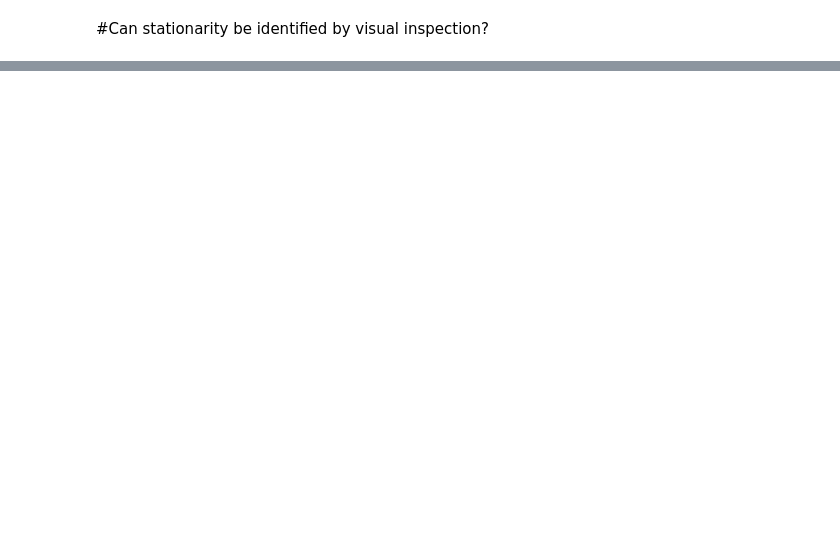
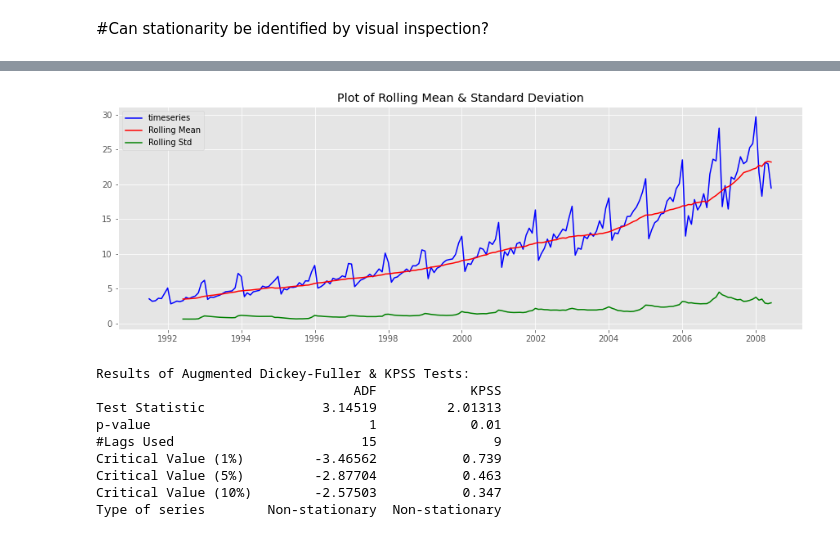
Before and after one commit to tdevip/TSA, a Jupyter notebook: 2 Stationarity and white noise/1 What is a stationary time series.ipynb, the cells around one changed output, grey strips where cells are left out. Cells and saved outputs as stored; diff of their text form; code cells hidden in the pictures; blank space fills up the shorter version.

```diff
--- a/2 Stationarity and white noise/1 What is a stationary time series.ipynb
+++ b/2 Stationarity and white noise/1 What is a stationary time series.ipynb
@@ -79,0 +92,53 @@ More often than not, time series data are “non-stationary”. Some cases can b
+# %%
+from statsmodels.tsa.stattools import adfuller, kpss
+import warnings
+
+def check_stationarity(ts, window=12, reg='c'):
+    warnings.filterwarnings("ignore")
+
+    #Calculate rolling statistics over 1 year period
+    rolling_mean = ts.rolling(window).mean()
+    rolling_std = ts.rolling(window).std()
+
+    #Plot rolling statistics
+    plt.figure(figsize=(15,5))
+    plt.plot(ts, color='blue', label='timeseries')
+    plt.plot(rolling_mean, color='red', label='Rolling Mean')
+    plt.plot(rolling_std, color='green', label = 'Rolling Std')
+    plt.legend()
+    plt.title('Plot of Rolling Mean & Standard Deviation')
+    plt.show(block=False)
+
+    #Calculate Augmented Dickey-Fuller statistic:
+    print('\n\nResults of Augmented Dickey-Fuller & KPSS Tests:')
+    adf = adfuller(ts, autolag='AIC')
+    ds1 = pd.Series(adf[0:3], index=['Test Statistic','p-value','#Lags Used'], name='ADF')
+    for key, value in adf[4].items():
+        ds1['Critical Value (%s)'%key] = value
+    ds1['Type of series'] = 'Stationary' if adf[1] < 0.05 else 'Non-stationary'
+
+    #Calculate KPSS statistic:
+    kps = kpss(ts, regression=reg, lags='auto')
+    ds2 = pd.Series(kps[0:3], index=['Test Statistic','p-value','#Lags Used'], name='KPSS')
+    for key, value in kps[3].items():
+        ds2['Critical Value (%s)'%key] = value
+    ds2['Type of series'] = 'Non-stationary' if kps[1] < 0.05 else 'Stationary'
+
+    df = pd.concat([ds1, ds2], axis=1)
+    print(df.iloc[:-1])
+# %%
+dt_parser = lambda x: pd.to_datetime(x, format='%d/%m/%Y', errors='coerce')
+df_drug = pd.read_csv('https://raw.githubusercontent.com/tdevip/TSA/master/data-raw/a10.csv', parse_dates=['Date'], index_col='Date', date_parser=dt_parser)
+
+check_stationarity(df_drug.value, 12);
+# %% [output]
+[figure, added]
+Results of Augmented Dickey-Fuller & KPSS Tests:
+                                 ADF            KPSS
+Test Statistic               3.14519         2.01313
+p-value                            1            0.01
+#Lags Used                        15               9
+Critical Value (1%)         -3.46562           0.739
+Critical Value (5%)         -2.87704           0.463
+Critical Value (10%)        -2.57503           0.347
+Type of series        Non-stationary  Non-stationary
```
Also changed, not shown: parts of 11 cells of this notebook, 2 other files.
